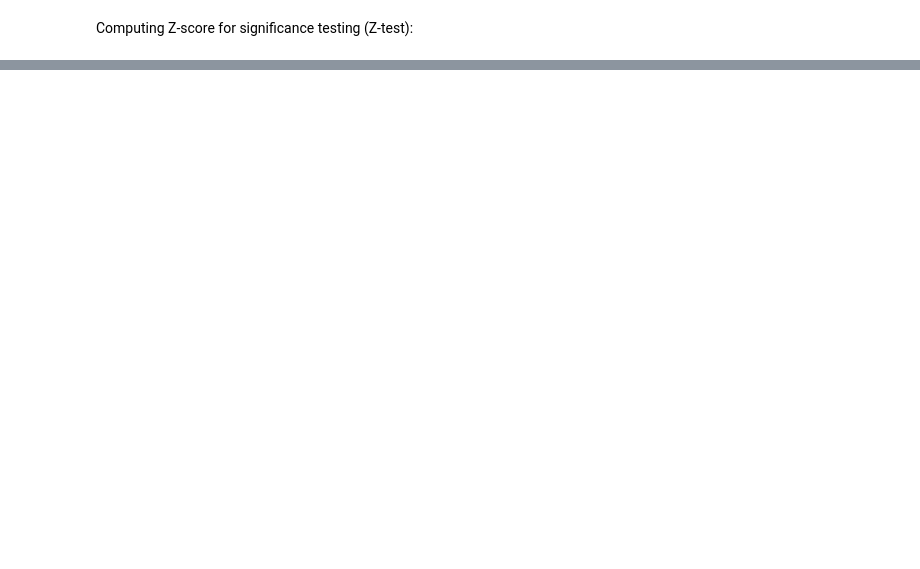
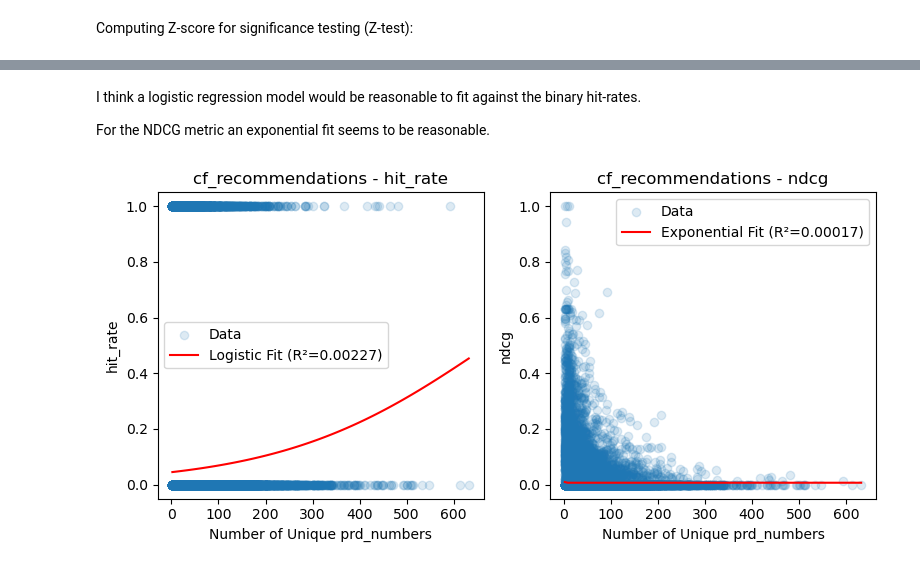
Before and after one commit to SebWae/dr-podcast-recsys-bsc-project, a Jupyter notebook: eda/error_analysis.ipynb, the cells around one changed output, grey strips where cells are left out. Cells and saved outputs as stored; diff of their text form; code cells hidden in the pictures; blank space fills up the shorter version.

```diff
--- a/eda/error_analysis.ipynb
+++ b/eda/error_analysis.ipynb
@@ -118,0 +195,80 @@ P-value: 2.849113777680934e-05
+# %% [markdown]
+I think a logistic regression model would be reasonable to fit against the binary hit-rates.
+
+For the NDCG metric an exponential fit seems to be reasonable.
+# %%
+# function to compute R²
+def compute_r2(y_true, y_pred):
+    ss_res = np.sum((y_true - y_pred) ** 2)  # Residual sum of squares
+    ss_tot = np.sum((y_true - np.mean(y_true)) ** 2)  # Total sum of squares
+    return 1 - (ss_res / ss_tot)
+# %%
+# defining the exponential function
+def exponential_func(x, a, b, c):
+    return a * np.exp(-b * x) + c
+
+def inverse_func(x, a, b, c):
+    return a / (x + b) + c
+
+def log_func(x, a, b, c):
+    return a * np.log(x + b) + c
+
+# removing outliers
+merged_df_filtered = merged_df[merged_df["prd_number"] < 1500]
+
+# initializing subplots
+n_recommenders = len(RECOMMENDERS)
+n_metrics = len(EVALUATION_METRICS)
+fig, axes = plt.subplots(n_recommenders, n_metrics, figsize=(4 * n_metrics, 4 * n_recommenders))
+
+for r_idx, recommender in enumerate(RECOMMENDERS):
+    # plotting each metric against the number of unique prd_numbers
+    for m_idx, metric in enumerate(EVALUATION_METRICS):
+        ax = axes[r_idx, m_idx] if n_recommenders > 1 else axes[m_idx]
+        x = merged_df_filtered["prd_number"].values
+        y = merged_df_filtered[metric].values
+        ax.scatter(x, y, alpha=0.15, label="Data")
+
+        # fitting based on the metric type
+        if metric == "hit_rate":
+            # logistic regression fit
+            x_reshaped = x.reshape(-1, 1)
+            logistic_model = LogisticRegression()
+            logistic_model.fit(x_reshaped, y)
+            x_vals = np.linspace(x_reshaped.min(), x_reshaped.max(), 100).reshape(-1, 1)
+            y_vals = logistic_model.predict_proba(x_vals)[:, 1]
+
+            # compute R²
+            y_pred = logistic_model.predict_proba(x_reshaped)[:, 1]
+            r2 = compute_r2(y, y_pred)
+
+            # plot logistic fit
+            ax.plot(x_vals, y_vals, color="red", label=f"Logistic Fit (R²={r2:.5f})")
+
+        elif metric == "ndcg":
+            # exponential fit
+            try:
+                popt, _ = curve_fit(exponential_func, x, y)
+                x_vals = np.linspace(x.min(), x.max(), 100)
+                y_vals = exponential_func(x_vals, *popt)
+
+                # compute R²
+                y_pred = exponential_func(x, *popt)
+                r2 = compute_r2(y, y_pred)
+
+                # plot exponential fit
+                ax.plot(x_vals, y_vals, color="red", label=f"Exponential Fit (R²={r2:.5f})")
+
+            except RuntimeError:
+                print(f"Exponential fit failed for {recommender} - {metric}")
+
+        # setting titles and labels
+        ax.set_title(f"{recommender} - {metric}")
+        ax.set_xlabel("Number of Unique prd_numbers")
+        ax.set_ylabel(metric)
+        ax.legend()
+
+plt.tight_layout()
+plt.show()
+# %% [output]
+[figure, added]
```
Also changed, not shown: parts of 12 cells of this notebook.
